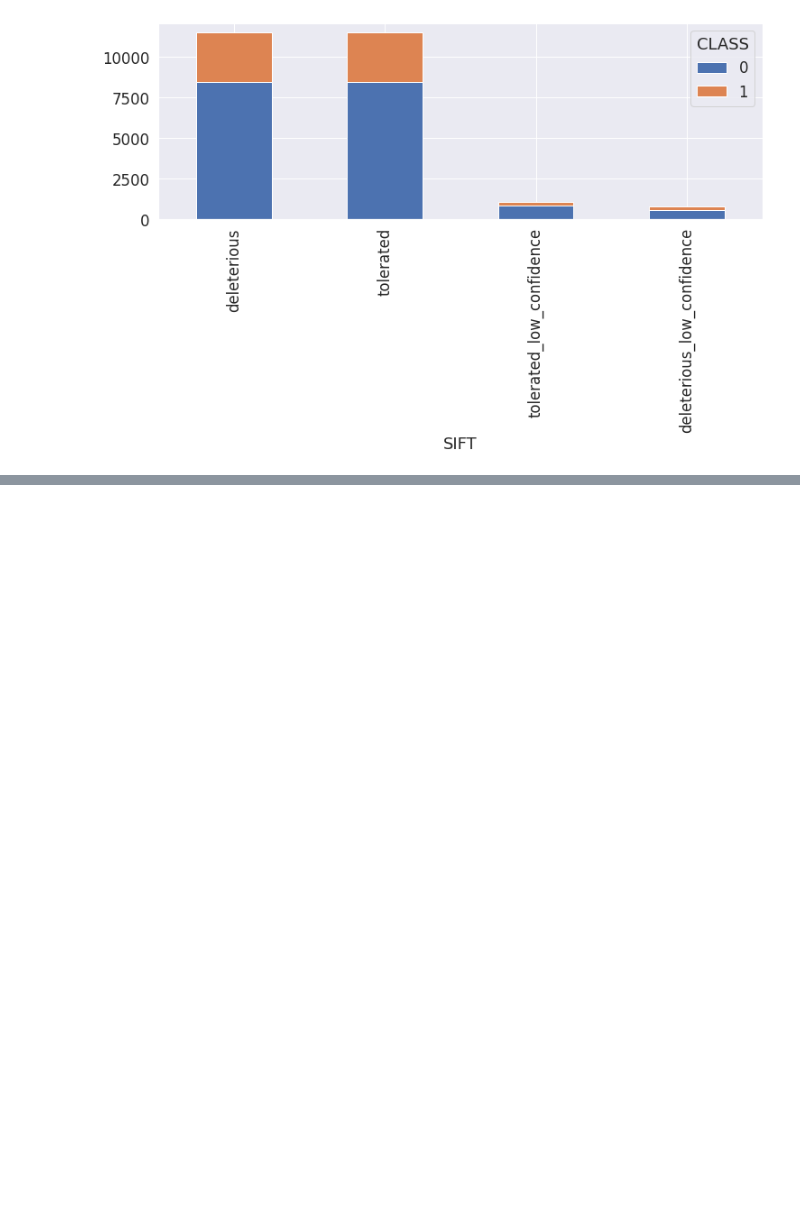
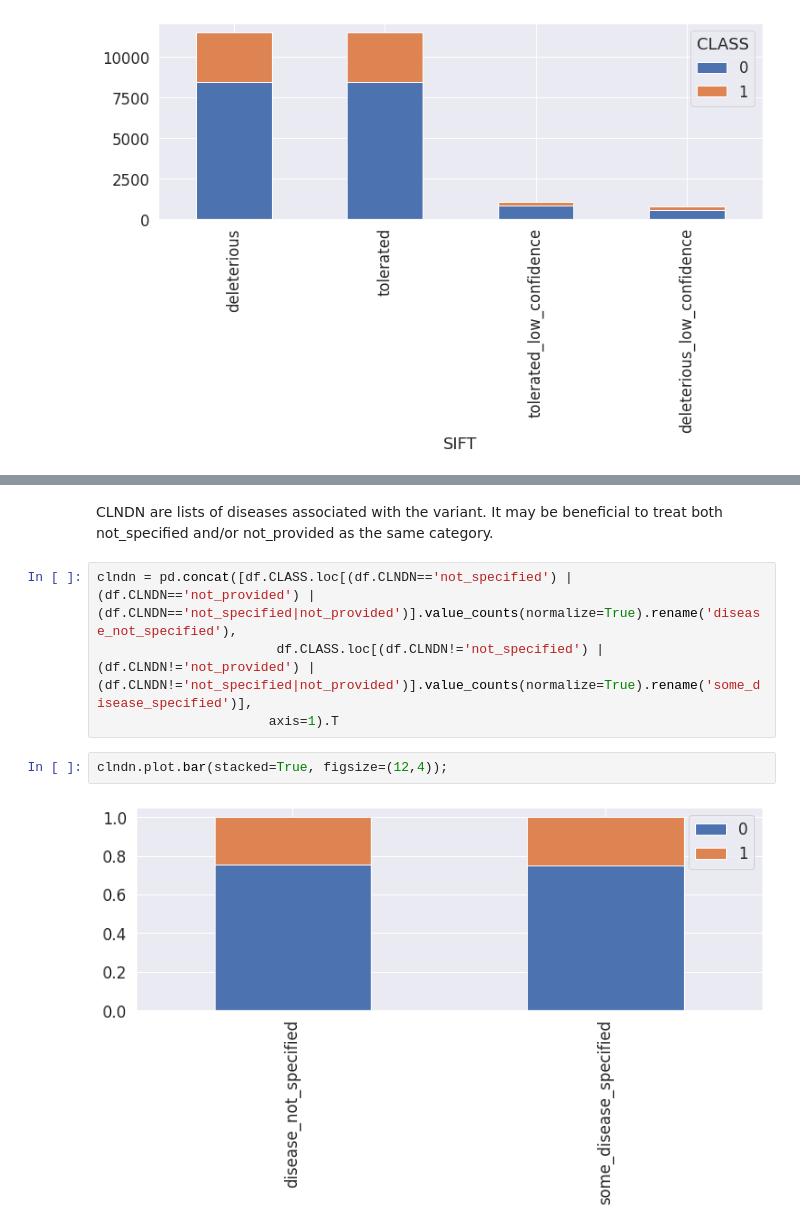
Before and after one commit to anyfish/notebook_project_ml, a Jupyter notebook: eda-genetic-variant-classifications.ipynb, the cells around one changed output, grey strips where cells are left out. Drawn from its saved outputs; the diff is of its cells as text; blank space fills up the shorter version.

```diff
--- a/eda-genetic-variant-classifications.ipynb
+++ b/eda-genetic-variant-classifications.ipynb
@@ -259,0 +384,10 @@ sift_ct.plot.bar(stacked=True, figsize=(12, 4));
+# %% [markdown]
+CLNDN are lists of diseases associated with the variant. It may be beneficial to treat both not_specified and/or not_provided as the same category.
+# %%
+clndn = pd.concat([df.CLASS.loc[(df.CLNDN=='not_specified') | (df.CLNDN=='not_provided') | (df.CLNDN=='not_specified|not_provided')].value_counts(normalize=True).rename('disease_not_specified'),
+                       df.CLASS.loc[(df.CLNDN!='not_specified') | (df.CLNDN!='not_provided') | (df.CLNDN!='not_specified|not_provided')].value_counts(normalize=True).rename('some_disease_specified')],
+                      axis=1).T
+# %%
+clndn.plot.bar(stacked=True, figsize=(12,4));
+# %% [output]
+[figure, added]
```
Also changed, not shown: parts of 24 cells of this notebook.
